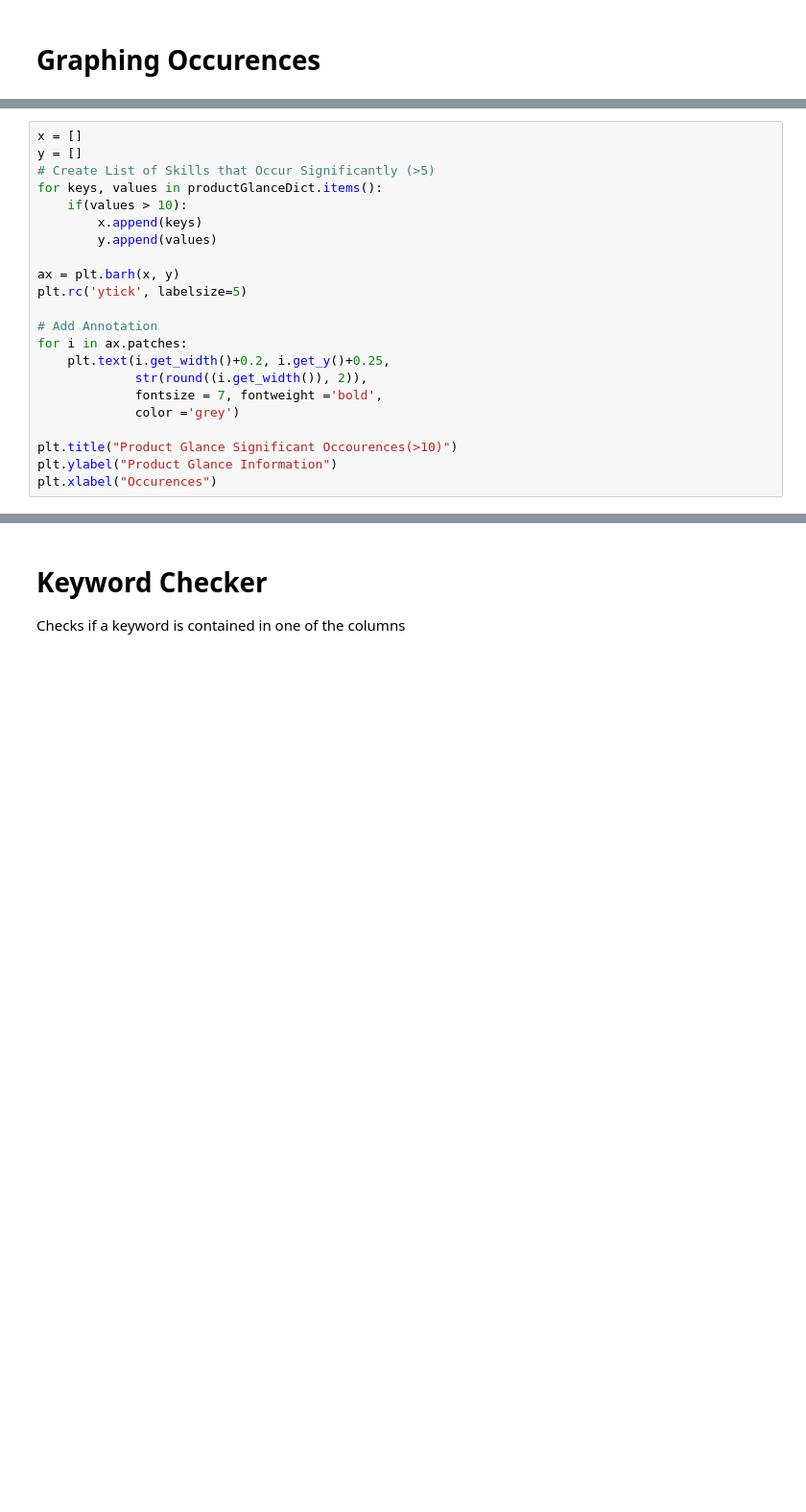
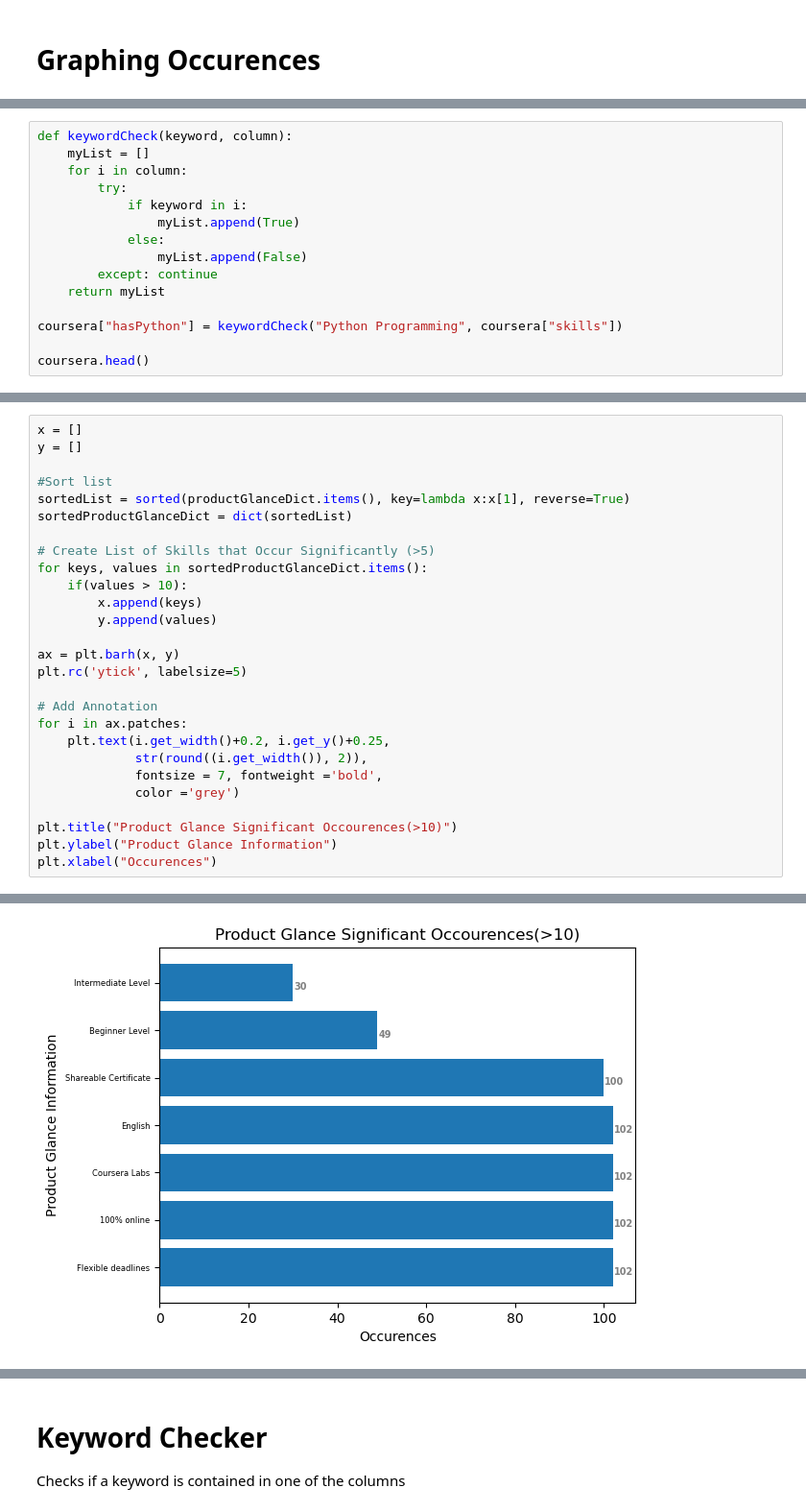
Before and after one commit to danielachacon/coursera, a Jupyter notebook: coursera.ipynb, the cells around one changed output, grey strips where cells are left out. Shown: that part at 96% size. Cells and saved outputs as stored; diff of their text form; blank space fills up the shorter version.

```diff
--- a/coursera.ipynb
+++ b/coursera.ipynb
@@ -124,0 +205,15 @@ Same thing for Product Glance, Enrollment Information, Partners
+# %%
+def keywordCheck(keyword, column):
+    myList = []
+    for i in column:
+        try:
+            if keyword in i:
+                myList.append(True)
+            else:
+                myList.append(False)
+        except: continue
+    return myList
+
+coursera["hasPython"] = keywordCheck("Python Programming", coursera["skills"])
+
+coursera.head()
@@ -143,8 +286,13 @@ for keys, value in productGlanceDict.items():
 # %%
 x = []
 y = []
+
+#Sort list
+sortedList = sorted(productGlanceDict.items(), key=lambda x:x[1], reverse=True)
+sortedProductGlanceDict = dict(sortedList)
+
 # Create List of Skills that Occur Significantly (>5)
-for keys, values in productGlanceDict.items():
+for keys, values in sortedProductGlanceDict.items():
     if(values > 10):
         x.append(keys)
         y.append(values)
@@ -162,3 +310,4 @@ for i in ax.patches:
 plt.title("Product Glance Significant Occourences(>10)")
 plt.ylabel("Product Glance Information")
 plt.xlabel("Occurences")
+# %% [output]
@@ -164,0 +315 @@ plt.xlabel("Occurences")
+[figure, added]
```
Also changed, not shown: parts of 45 cells of this notebook, 2 other files.
